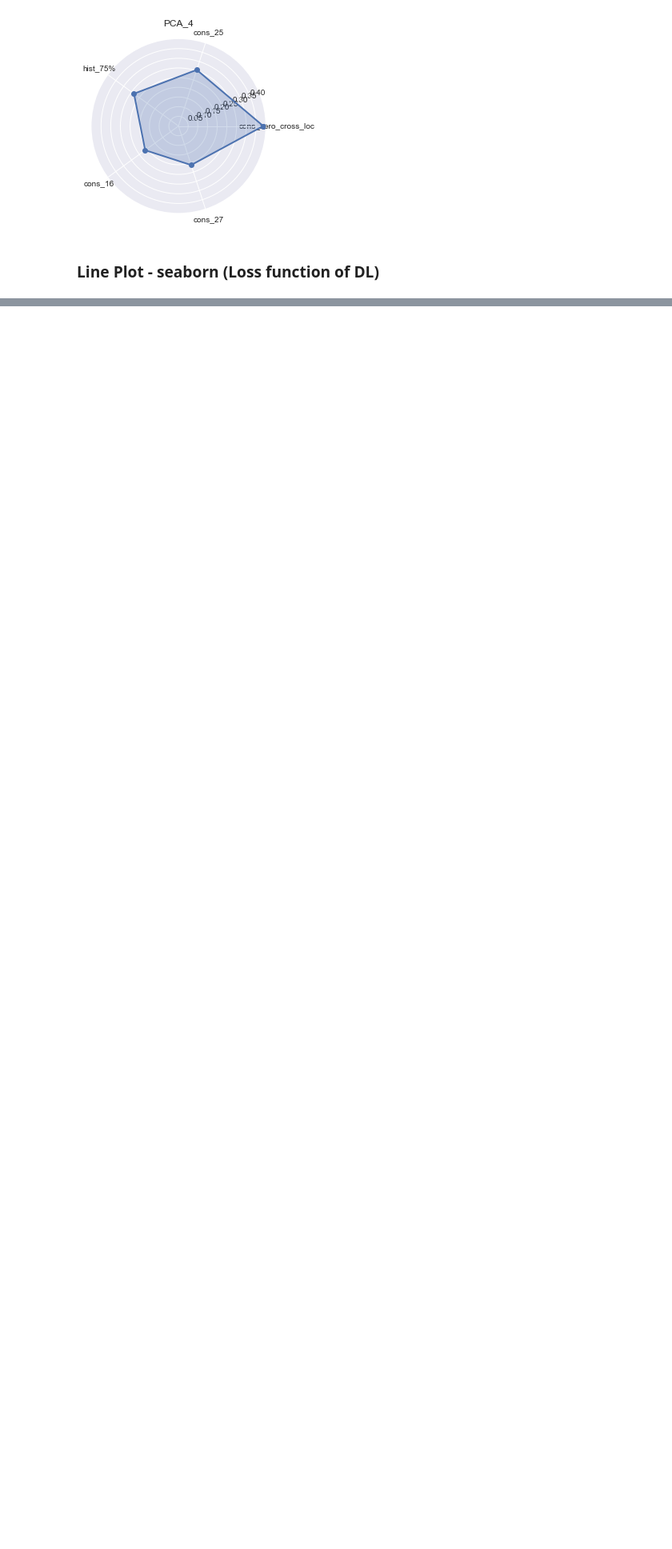
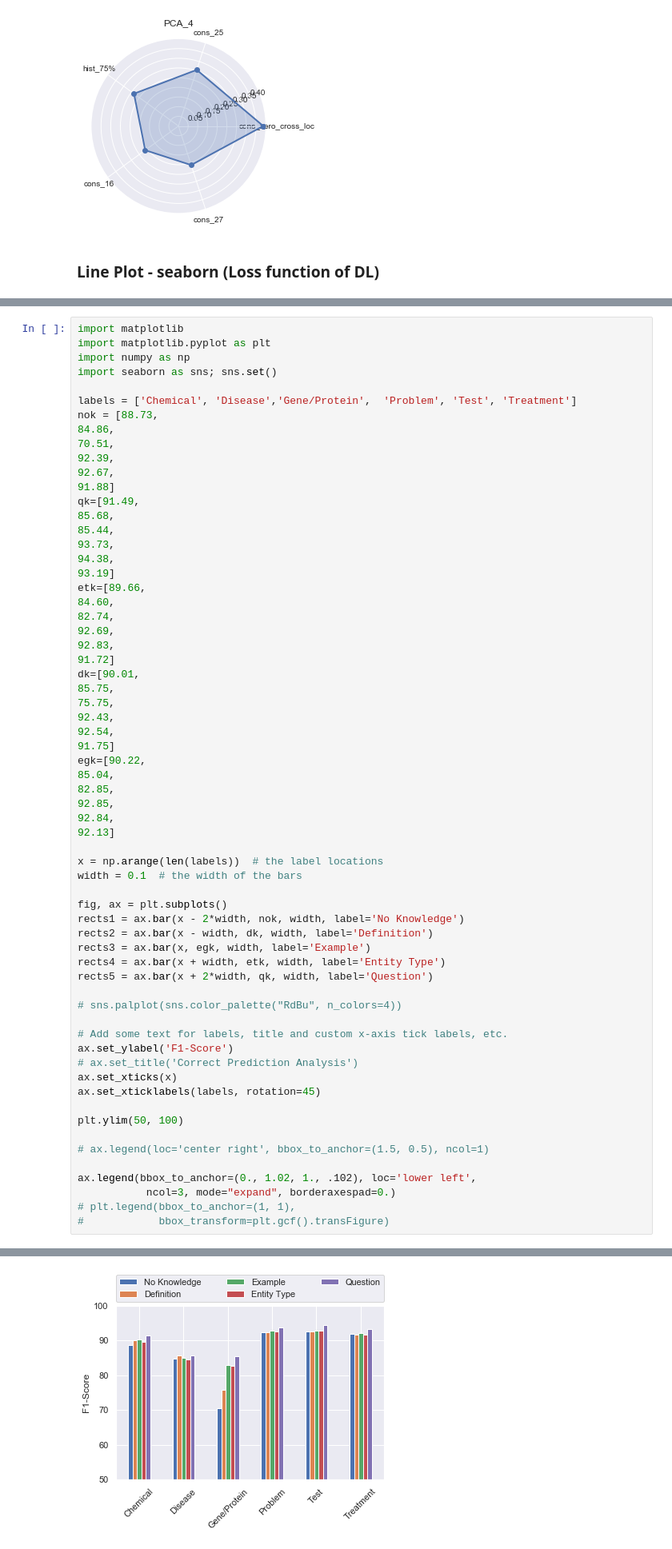
Before and after one commit to kuntalkumarpal/Python-cheat-sheets, a Jupyter notebook: Graphs_Python.ipynb, the cells around one changed output, grey strips where cells are left out. Shown: that part at 80% size. Drawn from its saved outputs; the diff is of its cells as text; blank space fills up the shorter version.

```diff
--- a/Graphs_Python.ipynb
+++ b/Graphs_Python.ipynb
@@ -190,0 +195,65 @@ plt.show()
+# %%
+import matplotlib
+import matplotlib.pyplot as plt
+import numpy as np
+import seaborn as sns; sns.set()
+
+labels = ['Chemical', 'Disease','Gene/Protein',  'Problem', 'Test', 'Treatment']
+nok = [88.73,
+84.86,
+70.51,
+92.39,
+92.67,
+91.88]
+qk=[91.49,
+85.68,
+85.44,
+93.73,
+94.38,
+93.19]
+etk=[89.66,
+84.60,
+82.74,
+92.69,
+92.83,
+91.72]
+dk=[90.01,
+85.75,
+75.75,
+92.43,
+92.54,
+91.75]
+egk=[90.22,
+85.04,
+82.85,
+92.85,
+92.84,
+92.13]
+
+x = np.arange(len(labels))  # the label locations
+width = 0.1  # the width of the bars
+
+fig, ax = plt.subplots()
+rects1 = ax.bar(x - 2*width, nok, width, label='No Knowledge')
+rects2 = ax.bar(x - width, dk, width, label='Definition')
+rects3 = ax.bar(x, egk, width, label='Example')
+rects4 = ax.bar(x + width, etk, width, label='Entity Type')
+rects5 = ax.bar(x + 2*width, qk, width, label='Question')
+
+# sns.palplot(sns.color_palette("RdBu", n_colors=4))
+
+# Add some text for labels, title and custom x-axis tick labels, etc.
+ax.set_ylabel('F1-Score')
+# ax.set_title('Correct Prediction Analysis')
+ax.set_xticks(x)
+ax.set_xticklabels(labels, rotation=45)
+
+plt.ylim(50, 100)
+
+# ax.legend(loc='center right', bbox_to_anchor=(1.5, 0.5), ncol=1)
+
+ax.legend(bbox_to_anchor=(0., 1.02, 1., .102), loc='lower left',
+           ncol=3, mode="expand", borderaxespad=0.)
+# plt.legend(bbox_to_anchor=(1, 1),
+#            bbox_transform=plt.gcf().transFigure)
+# %% [output]
@@ -190,0 +261 @@ plt.show()
+[figure, added]
```
Also changed, not shown: parts of 9 cells of this notebook, 3 other files.
